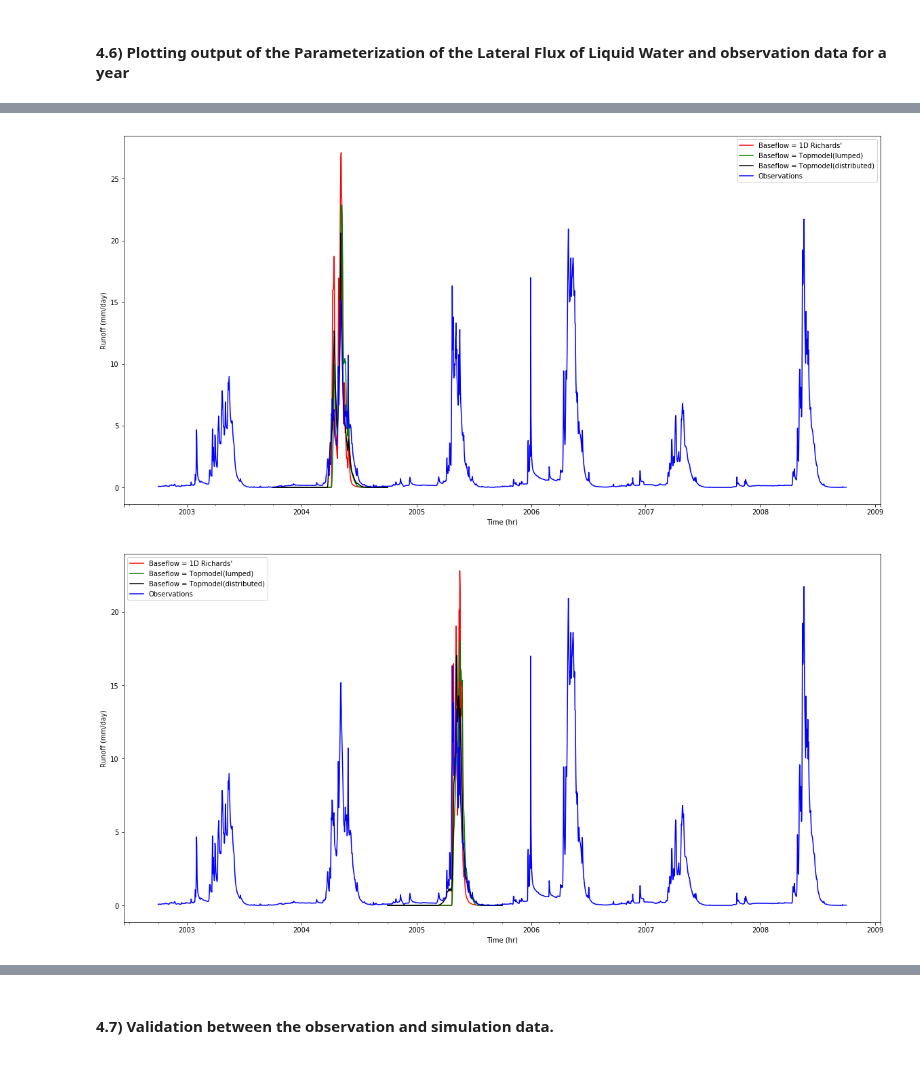
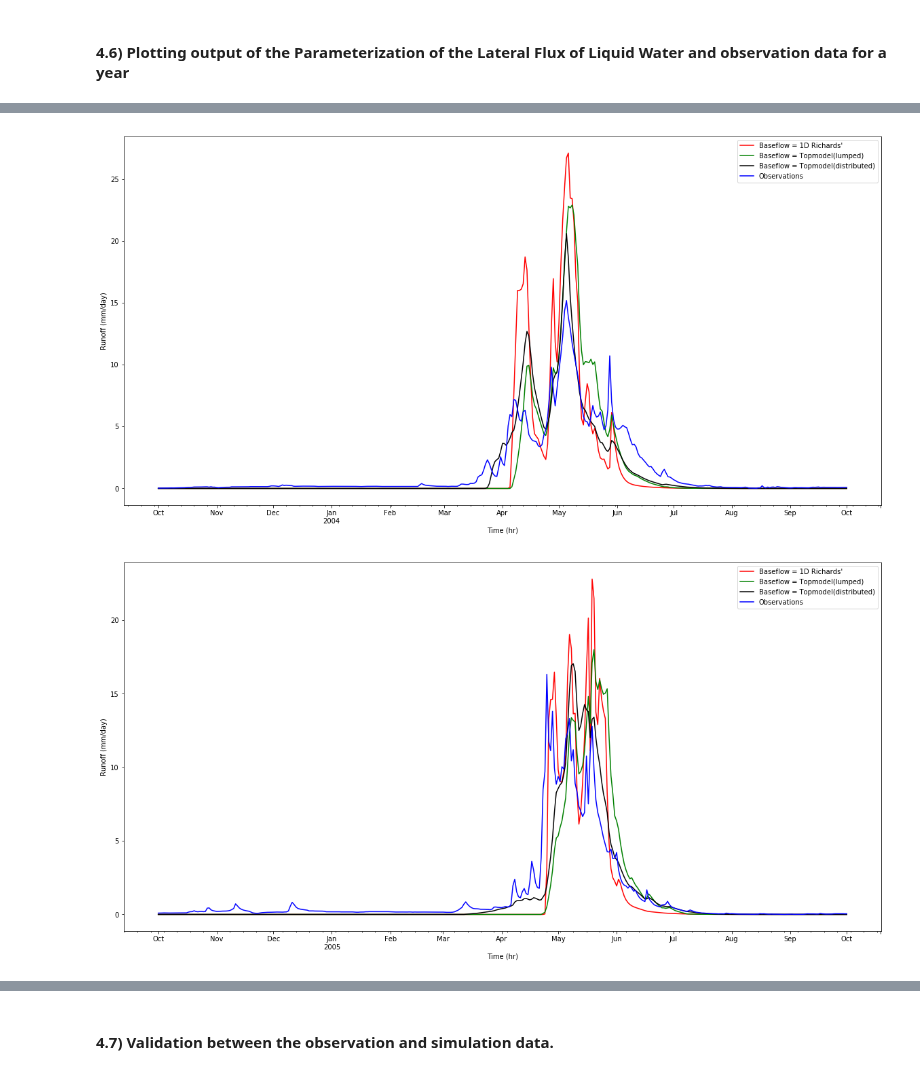
Before and after one commit to UW-Hydro/pysumma, a Jupyter notebook: sopron_2018_notebooks/pySUMMA_Demo_Example_Fig9_Using_TestCase_from_Hydroshare.ipynb, the cells around one changed output, grey strips where cells are left out. Saved outputs shown, nothing was run; the diff lists cells and outputs as text; code cells hidden in the pictures.

Commit message:
update notebook fig 8(validation) and fig 9(graph)

```diff
--- a/sopron_2018_notebooks/pySUMMA_Demo_Example_Fig9_Using_TestCase_from_Hydroshare.ipynb
+++ b/sopron_2018_notebooks/pySUMMA_Demo_Example_Fig9_Using_TestCase_from_Hydroshare.ipynb
@@ -457,27 +457,27 @@ df_filt.columns = ['Observations']
 # resample data by the average daily from hourly
 obs_streamflow_daily1 = df_filt.resample("D").mean()
 # set x index accoording to the change of time step
-obs_date = obs_streamflow_daily.index
-graph_runoff = pd.concat([Runoff_Combine.loc["2003-10-01":"2004-10-01"], obs_streamflow_daily], 1)
+obs_date = obs_streamflow_daily1.index
+graph_runoff = pd.concat([Runoff_Combine.loc["2003-10-01":"2004-10-01"], obs_streamflow_daily1], 1)
 runoff_graph = runoff_graph = graph_runoff.plot(color=['red', 'green', 'black', 'blue'])
 runoff_graph.set(xlabel='Time (hr)', ylabel='Runoff (mm/day)')
 jtplot.figsize(x=20, y=10)
 # %% [output]
-[figure, old version]
+[figure, new version]
 # %%
 df_filt = df.loc["2004-10-01":"2005-10-01"]
 # select label
 df_filt.columns = ['Observations']
 # resample data by the average daily from hourly
 obs_streamflow_daily1 = df_filt.resample("D").mean()
 # set x index accoording to the change of time step
-obs_date = obs_streamflow_daily.index
-graph_runoff = pd.concat([Runoff_Combine.loc["2004-10-01":"2005-10-01"], obs_streamflow_daily], 1)
+obs_date = obs_streamflow_daily1.index
+graph_runoff = pd.concat([Runoff_Combine.loc["2004-10-01":"2005-10-01"], obs_streamflow_daily1], 1)
 runoff_graph = graph_runoff.plot(color=['red', 'green', 'black', 'blue'])
 runoff_graph.set(xlabel='Time (hr)', ylabel='Runoff (mm/day)')
 jtplot.figsize(x=20, y=10)
 # %% [output]
-[figure, old version]
+[figure, new version]
 # %%
 df_filt = df.loc["2005-10-01":"2006-10-01"]
 # select label
```
Also changed, not shown: parts of 7 cells of this notebook, 1 other file.
